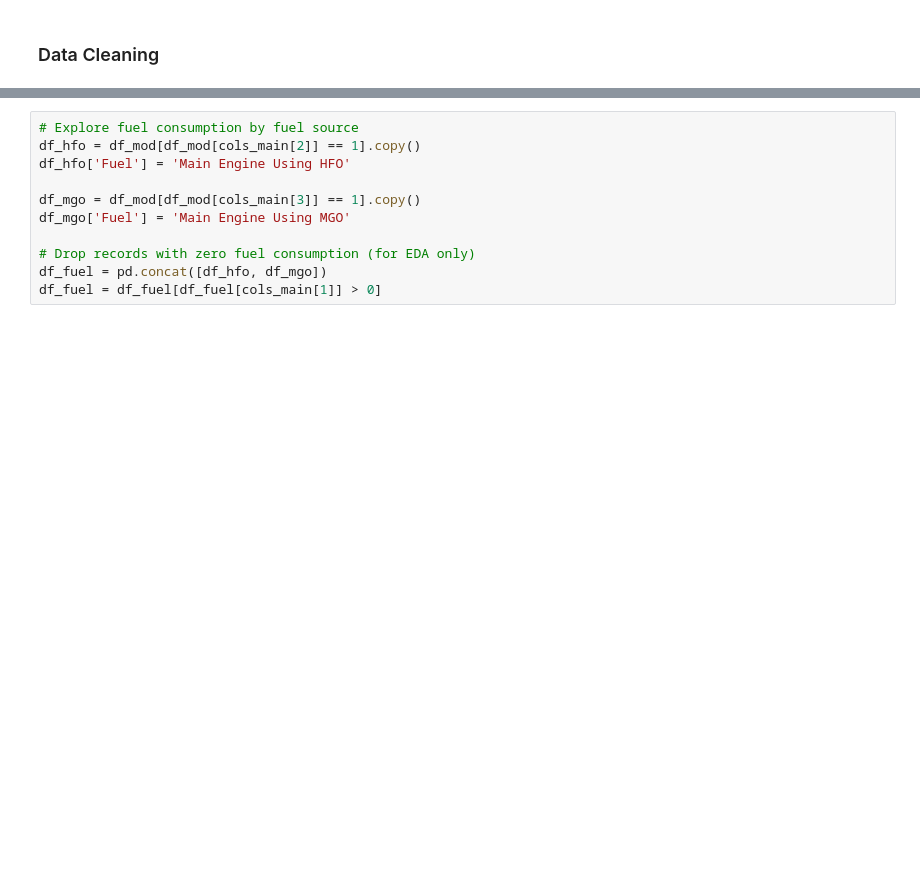
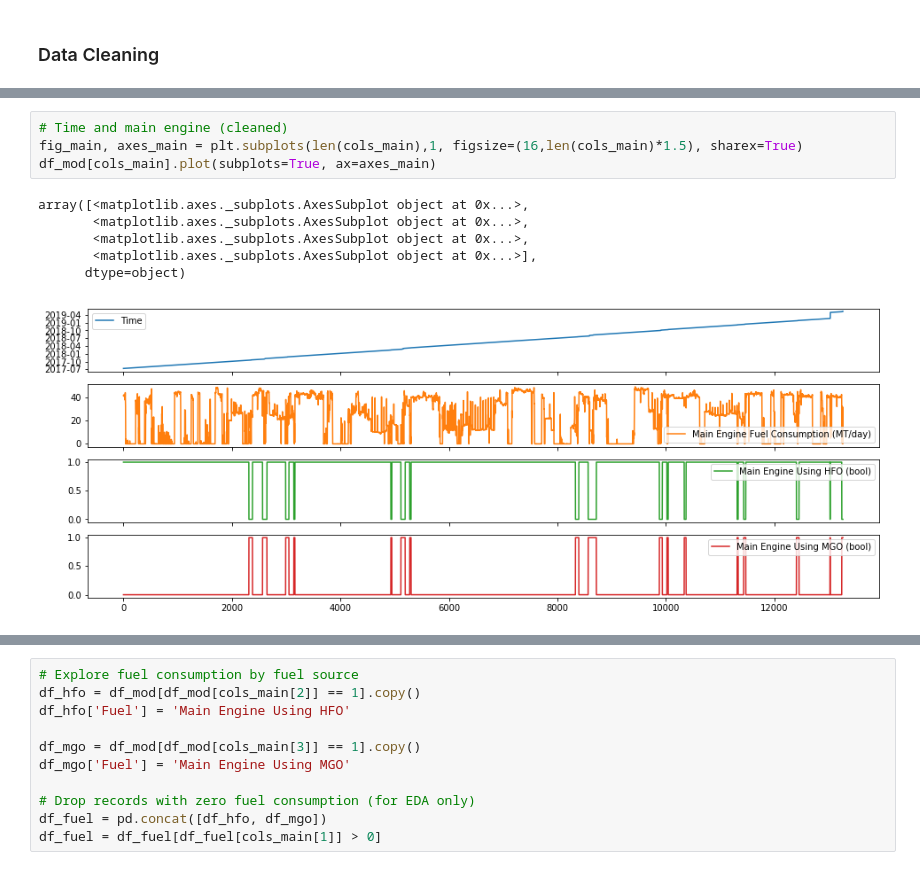
Before and after one commit to acdick/dynamic_speed_optimization, a Jupyter notebook: src/Ship_Performance.ipynb, the cells around one changed output, grey strips where cells are left out. Drawn from its saved outputs; the diff is of its cells as text; blank space fills up the shorter version.

```diff
--- a/src/Ship_Performance.ipynb
+++ b/src/Ship_Performance.ipynb
@@ -104,3 +236,14 @@ print('Percentage of remaining records:              ', ((df_mod.shape[0] / n_re
+# %%
+# Time and main engine (cleaned)
+fig_main, axes_main = plt.subplots(len(cols_main),1, figsize=(16,len(cols_main)*1.5), sharex=True)
+df_mod[cols_main].plot(subplots=True, ax=axes_main)
+# %% [output]
+array([<matplotlib.axes._subplots.AxesSubplot object at 0x...>,
+       <matplotlib.axes._subplots.AxesSubplot object at 0x...>,
+       <matplotlib.axes._subplots.AxesSubplot object at 0x...>,
+       <matplotlib.axes._subplots.AxesSubplot object at 0x...>],
+      dtype=object)
+[figure, added]
 # %%
 # Make rudder data continuous by using -180 to 180 degree angles
 degrees = 360
```
Also changed, not shown: parts of 89 cells of this notebook.
